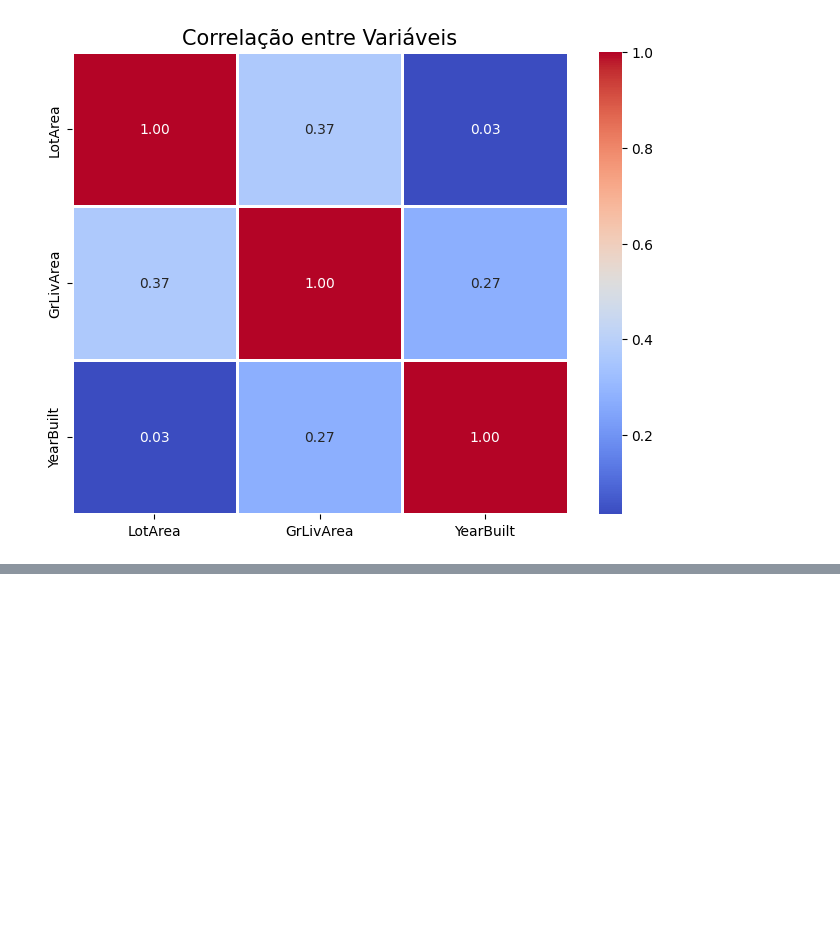
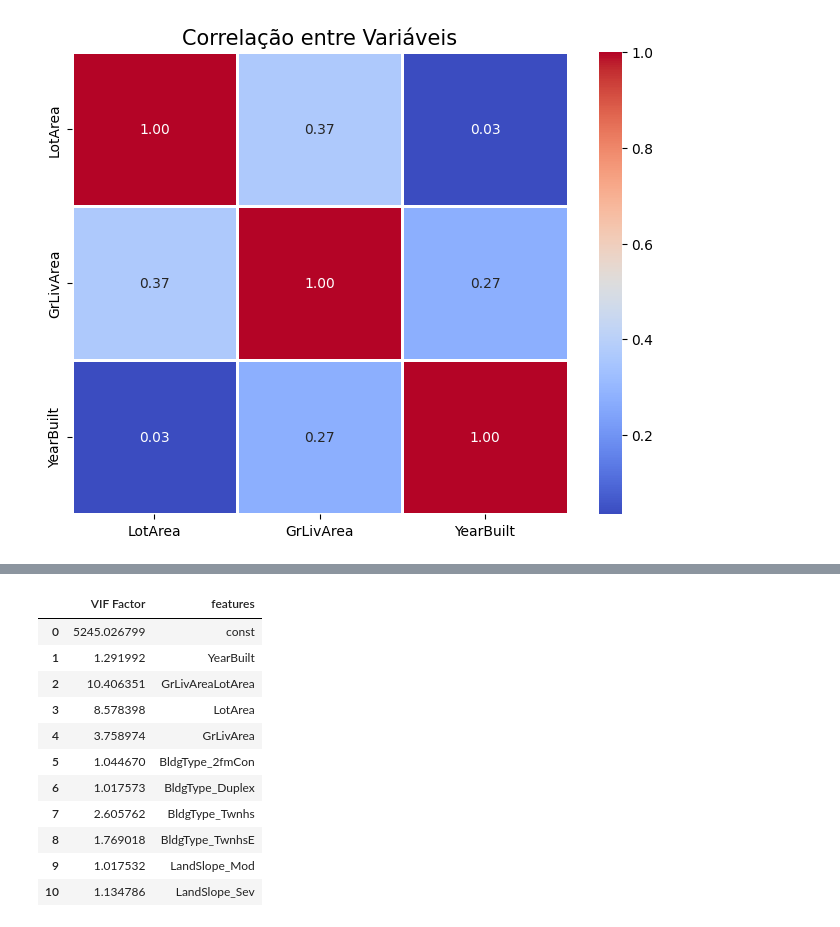
Before and after one commit to fernandosola/202412_aedi_regressao, a Jupyter notebook: notebooks/analise.ipynb, the cells around one changed output, grey strips where cells are left out. Saved outputs shown, nothing was run; the diff lists cells and outputs as text; code cells hidden in the pictures; blank space fills up the shorter version.

```diff
--- a/notebooks/analise.ipynb
+++ b/notebooks/analise.ipynb
@@ -1340,0 +1245,19 @@ print()
+# %%
+vif = pd.DataFrame()
+vif["VIF Factor"] = [variance_inflation_factor(x_with_constant.values, i) for i in range(x_with_constant.shape[1])]
+vif["features"] = x_with_constant.columns
+
+vif
+# %% [output]
+|  | VIF Factor | features |
+| 0 | 5245.026799 | const |
+| 1 | 1.291992 | YearBuilt |
+| 2 | 10.406351 | GrLivAreaLotArea |
+| 3 | 8.578398 | LotArea |
+| 4 | 3.758974 | GrLivArea |
+| 5 | 1.044670 | BldgType_2fmCon |
+| 6 | 1.017573 | BldgType_Duplex |
+| 7 | 2.605762 | BldgType_Twnhs |
+| 8 | 1.769018 | BldgType_TwnhsE |
+| 9 | 1.017532 | LandSlope_Mod |
+| 10 | 1.134786 | LandSlope_Sev |
```
Also changed, not shown: parts of 9 cells of this notebook.
